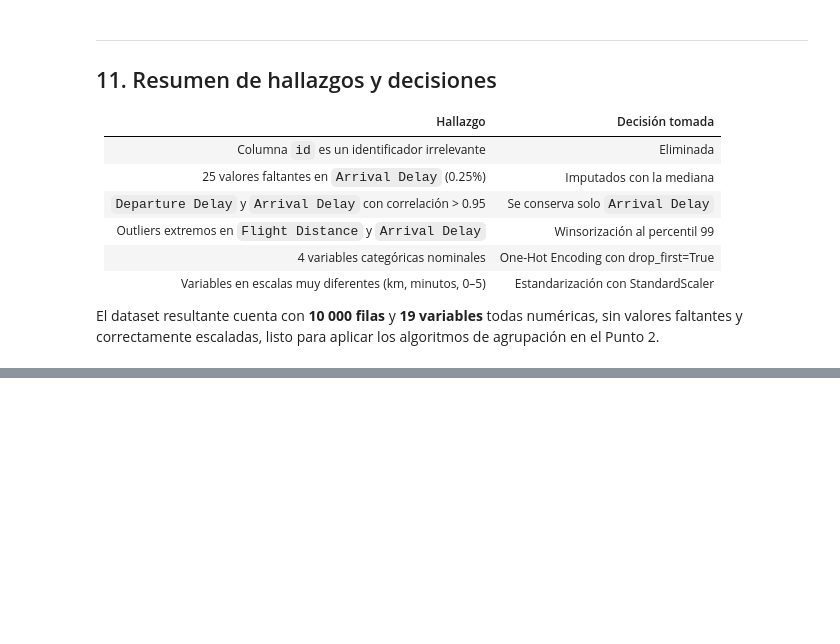
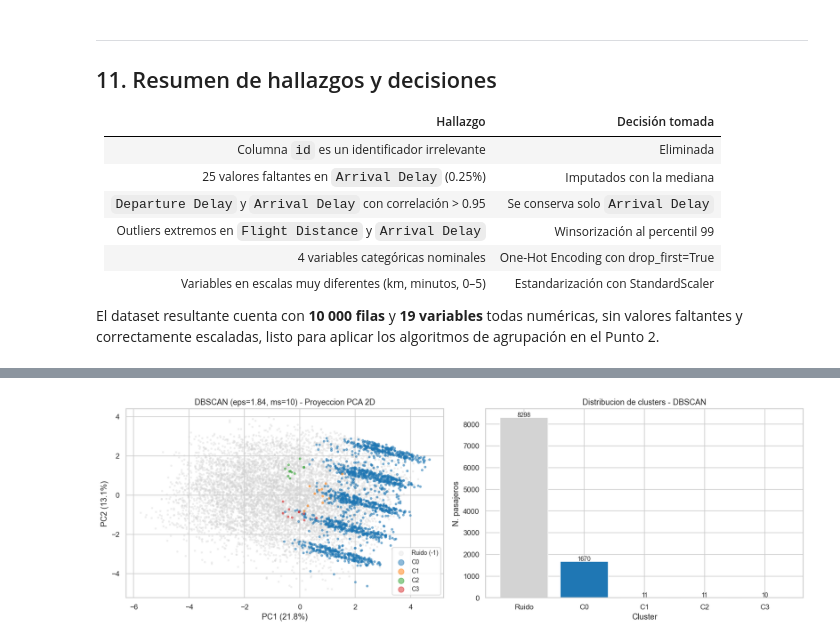
Before and after one commit to Castrux/Lab4Agrupacion, a Jupyter notebook: Lab4_Agrupacion.ipynb, the cells around one changed output, grey strips where cells are left out. Cells and saved outputs as stored; diff of their text form; code cells hidden in the pictures; blank space fills up the shorter version.

```diff
--- a/Lab4_Agrupacion.ipynb
+++ b/Lab4_Agrupacion.ipynb
@@ -449,0 +795,30 @@ El dataset resultante cuenta con **10 000 filas** y **19 variables** todas numé
+# %%
+n_real_cls = max(labels_db) + 1
+palette_db = sns.color_palette('tab10', max(n_real_cls, 1))
+
+fig, (ax1, ax2) = plt.subplots(1, 2, figsize=(15, 5))
+
+noise_m = labels_db == -1
+ax1.scatter(X_pca[noise_m, 0], X_pca[noise_m, 1],
+            s=5, alpha=0.25, color='lightgrey', label='Ruido (-1)')
+for i in range(n_real_cls):
+    m = labels_db == i
+    ax1.scatter(X_pca[m, 0], X_pca[m, 1], s=8, alpha=0.5,
+                color=palette_db[i], label=f'C{i}')
+ax1.set_xlabel(f'PC1 ({pca_viz.explained_variance_ratio_[0]*100:.1f}%)')
+ax1.set_ylabel(f'PC2 ({pca_viz.explained_variance_ratio_[1]*100:.1f}%)')
+ax1.set_title(f'DBSCAN (eps={eps_opt}, ms={ms_opt}) - Proyeccion PCA 2D')
+ax1.legend(markerscale=3, fontsize=9)
+
+vals_db, cnts_db = np.unique(labels_db, return_counts=True)
+bar_labels = ['Ruido' if v == -1 else f'C{v}' for v in vals_db]
+bar_colors = ['lightgrey'] + [palette_db[v] for v in vals_db if v >= 0]
+ax2.bar(bar_labels, cnts_db, color=bar_colors[:len(bar_labels)])
+ax2.set_xlabel('Cluster'); ax2.set_ylabel('N. pasajeros')
+ax2.set_title('Distribucion de clusters - DBSCAN')
+for i, c in enumerate(cnts_db):
+    ax2.text(i, c + 30, str(c), ha='center', fontsize=9)
+
+plt.tight_layout(); plt.show()
+# %% [output]
+[figure, added]
```
Also changed, not shown: parts of 19 cells of this notebook.
